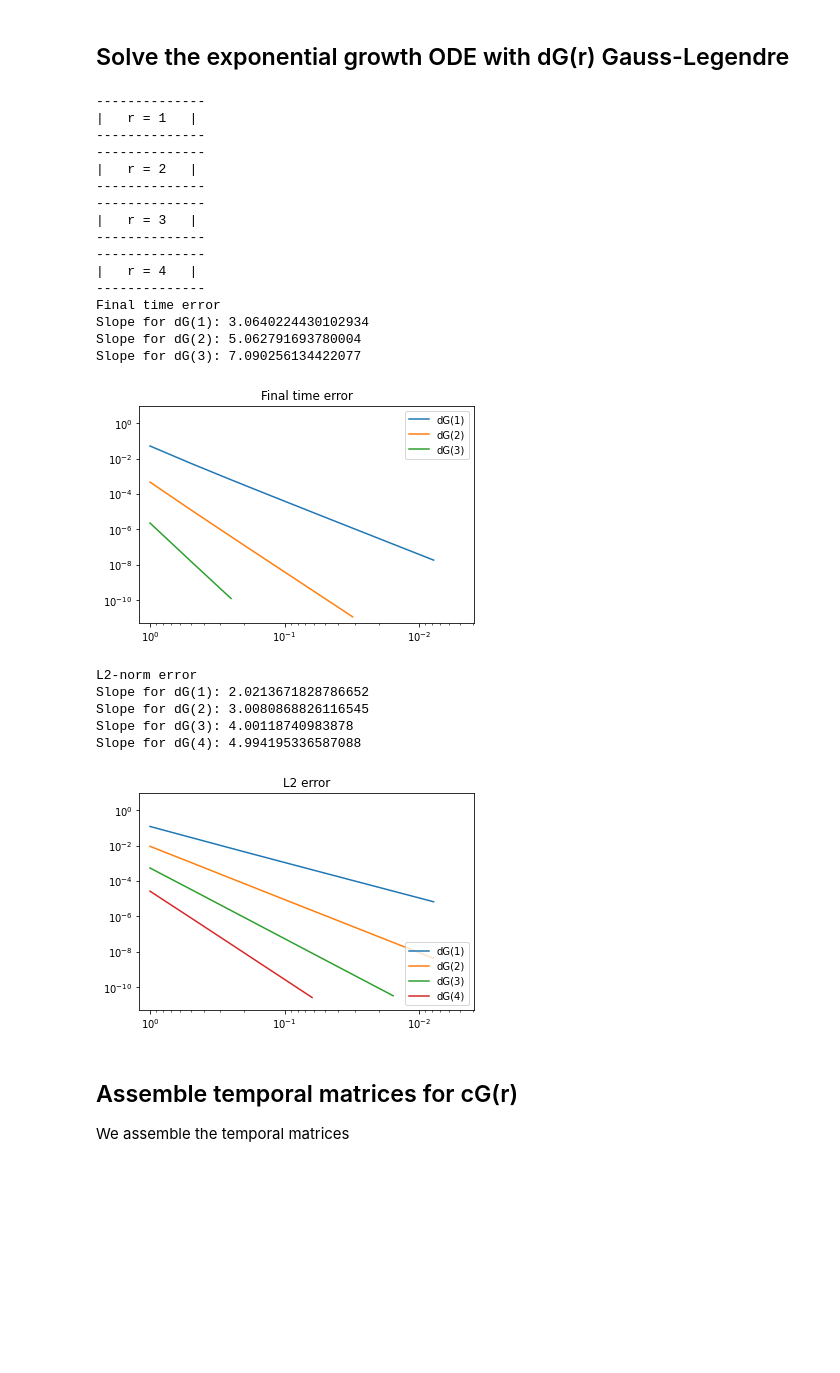
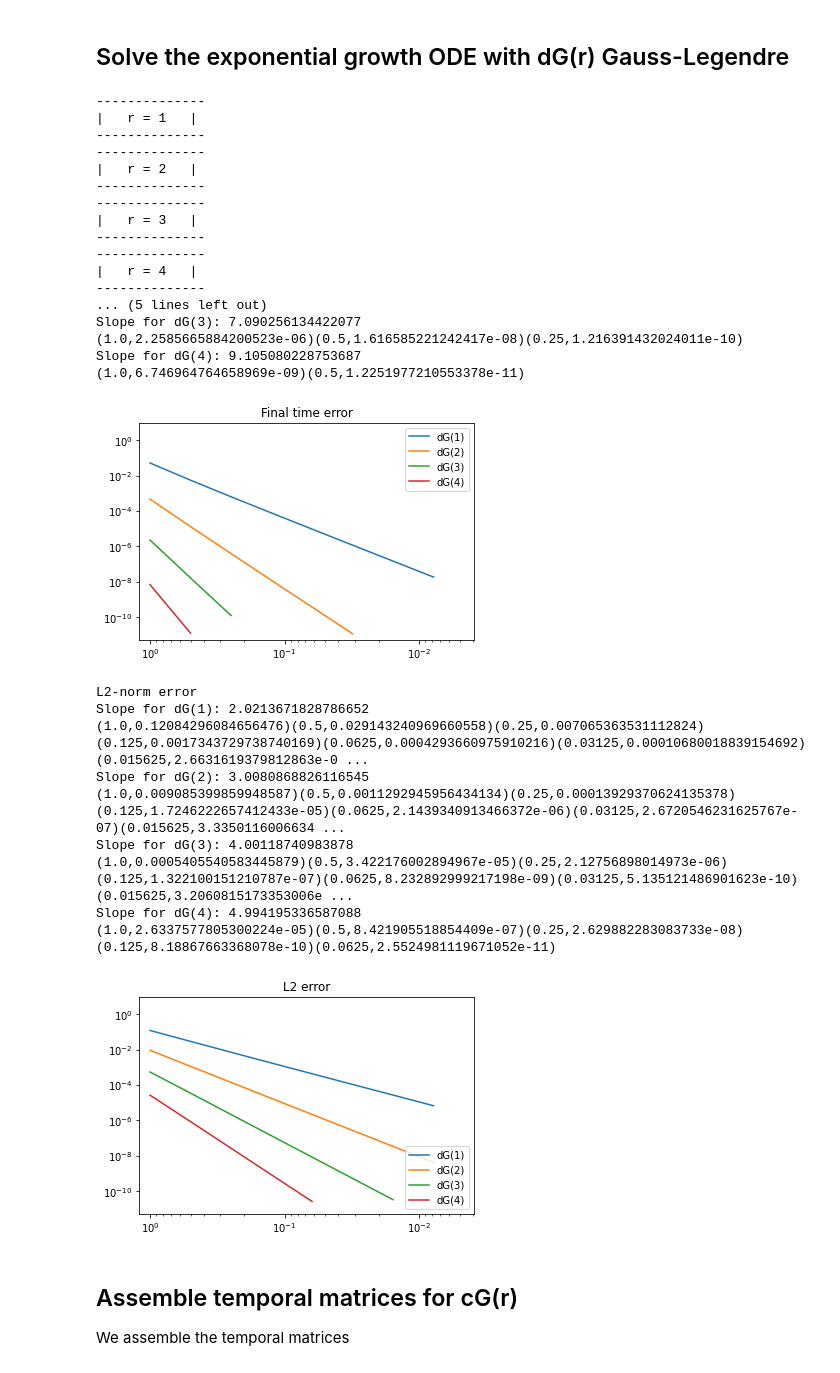
Before and after one commit to mathmerizing/PhD_SupplementaryMaterial, a Jupyter notebook: Time_FEM/Galerkin_OneElement_Convergence_Exponential_Growth.ipynb, the cells around one changed output. Cells and saved outputs as stored; diff of their text form; code cells hidden in the pictures; blank space fills up the shorter version.

```diff
--- a/Time_FEM/Galerkin_OneElement_Convergence_Exponential_Growth.ipynb
+++ b/Time_FEM/Galerkin_OneElement_Convergence_Exponential_Growth.ipynb
@@ -236,6 +236,10 @@ for r in range(6):
                 print(f"k={k}: Linear system could not be solved.")
                 time_element += k
 
+        if np.abs(k - 0.5) < 1e-6:
+            print(f"Solution for r = {r}: {solution}")
+            print(f"Basis: {φ[r]}")
+
         try:
             error["final"][r].append([k, np.abs(np.exp(1) - solution[-1][-1])])
             error["L2"][r].append([k, np.sqrt(L2_error)])
@@ -247,10 +251,10 @@ for r in range(6):
 print("Final time error")
 plt.title("Final time error")
 for r in error["final"].keys():
-    if r > 3:
+    if r > 4:
         continue
-    k_vals = [e[0] for e in error["final"][r] if e[1] > 1e-12]
-    err_vals = [e[1] for e in error["final"][r] if e[1] > 1e-12]
+    k_vals = [e[0] for e in error["final"][r] if e[1] > 1e-11]
+    err_vals = [e[1] for e in error["final"][r] if e[1] > 1e-11]
     if len(k_vals) > 1:
         x = k_vals
         y = err_vals
@@ -259,6 +263,10 @@ for r in error["final"].keys():
         # NOTE: system matrix might become ill-conditioned for large r
         #       and Gauss-Lobatto quad
         print(f"Slope for dG({r}): {(np.log(y[-1]) - np.log(y[0])) / (np.log(x[-1]) - np.log(x[0]))}")
+
+        for _k, _e in zip(k_vals, err_vals):
+            print(f"({_k},{_e})",end="")
+        print("")
 plt.legend()
 plt.xscale("log")
 plt.yscale("log")
@@ -267,6 +275,8 @@ plt.show()
 print("L2-norm error")
 plt.title("L2 error")
 for r in error["L2"].keys():
+    if r > 4:
+        continue
     k_vals = [e[0] for e in error["L2"][r] if e[1] > 1e-11]
     err_vals = [e[1] for e in error["L2"][r] if e[1] > 1e-11]
     if len(k_vals) > 1:
@@ -277,6 +287,10 @@ for r in error["L2"].keys():
         # NOTE: system matrix might become ill-conditioned for large r
         #       and Gauss-Lobatto quad
         print(f"Slope for dG({r}): {(np.log(y[-1]) - np.log(y[0])) / (np.log(x[-1]) - np.log(x[0]))}")
+
+        for _k, _e in zip(k_vals, err_vals):
+            print(f"({_k},{_e})",end="")
+        print("")
 plt.legend(loc="lower right")
 plt.xscale("log")
 plt.yscale("log")
@@ -475,10 +493,10 @@ for r in range(1,5):
 print("Final time error")
 plt.title("Final time error")
 for r in error["final"].keys():
-    if r > 3:
-        continue
-    k_vals = [e[0] for e in error["final"][r] if e[1] > 1e-12]
-    err_vals = [e[1] for e in error["final"][r] if e[1] > 1e-12]
+    #if r > 3:
+    #    continue
+    k_vals = [e[0] for e in error["final"][r] if e[1] > 1e-11]
+    err_vals = [e[1] for e in error["final"][r] if e[1] > 1e-11]
     if len(k_vals) > 1:
         x = k_vals
         y = err_vals
@@ -487,6 +505,9 @@ for r in error["final"].keys():
         # NOTE: system matrix might become ill-conditioned for large r
         #       and Gauss-Lobatto quad
         print(f"Slope for dG({r}): {(np.log(y[-1]) - np.log(y[0])) / (np.log(x[-1]) - np.log(x[0]))}")
+        for _k, _e in zip(k_vals, err_vals):
+            print(f"({_k},{_e})",end="")
+        print("")
 plt.legend()
 plt.xscale("log")
 plt.yscale("log")
@@ -496,42 +517,50 @@ print("L2-norm error")
 plt.title("L2 error")
 for r in error["L2"].keys():
     k_vals = [e[0] for e in error["L2"][r] if e[1] > 1e-11]
     err_vals = [e[1] for e in error["L2"][r] if e[1] > 1e-11]
     if len(k_vals) > 1:
         x = k_vals
         y = err_vals
         plt.plot(x, y, label=f"dG({r})")
         plt.axis([1.2, pow(0.5, 8), 5e-12, 1e1])
         # NOTE: system matrix might become ill-conditioned for large r
         #       and Gauss-Lobatto quad
         print(f"Slope for dG({r}): {(np.log(y[-1]) - np.log(y[0])) / (np.log(x[-1]) - np.log(x[0]))}")
+        for _k, _e in zip(k_vals, err_vals):
+            print(f"({_k},{_e})",end="")
+        print("")
 plt.legend(loc="lower right")
 plt.xscale("log")
 plt.yscale("log")
 plt.show()
 # %% [output]
 --------------
 |   r = 1   |
 --------------
 --------------
 |   r = 2   |
 --------------
 --------------
 |   r = 3   |
 --------------
 --------------
 |   r = 4   |
 --------------
-Final time error
-Slope for dG(1): 3.0640224430102934
-Slope for dG(2): 5.062791693780004
+... (5 lines left out)
 Slope for dG(3): 7.090256134422077
+(1.0,2.2585665884200523e-06)(0.5,1.616585221242417e-08)(0.25,1.216391432024011e-10)
+Slope for dG(4): 9.105080228753687
+(1.0,6.746964764658969e-09)(0.5,1.2251977210553378e-11)
-[figure, old version]
+[figure, new version]
 L2-norm error
 Slope for dG(1): 2.0213671828786652
+(1.0,0.12084296084656476)(0.5,0.029143240969660558)(0.25,0.007065363531112824)(0.125,0.0017343729738740169)(0.0625,0.0004293660975910216)(0.03125,0.00010680018839154692)(0.015625,2.6631619379812863e-0 ...
 Slope for dG(2): 3.0080868826116545
+(1.0,0.009085399859948587)(0.5,0.0011292945956434134)(0.25,0.00013929370624135378)(0.125,1.7246222657412433e-05)(0.0625,2.1439340913466372e-06)(0.03125,2.6720546231625767e-07)(0.015625,3.3350116006634 ...
 Slope for dG(3): 4.00118740983878
+(1.0,0.0005405540583445879)(0.5,3.422176002894967e-05)(0.25,2.12756898014973e-06)(0.125,1.322100151210787e-07)(0.0625,8.232892999217198e-09)(0.03125,5.135121486901623e-10)(0.015625,3.2060815173353006e ...
 Slope for dG(4): 4.994195336587088
+(1.0,2.6337577805300224e-05)(0.5,8.421905518854409e-07)(0.25,2.629882283083733e-08)(0.125,8.18867663368078e-10)(0.0625,2.5524981119671052e-11)
 [figure]
 # %% [markdown]
 ## Assemble temporal matrices for cG(r)
```
Also changed, not shown: parts of 3 cells of this notebook.
